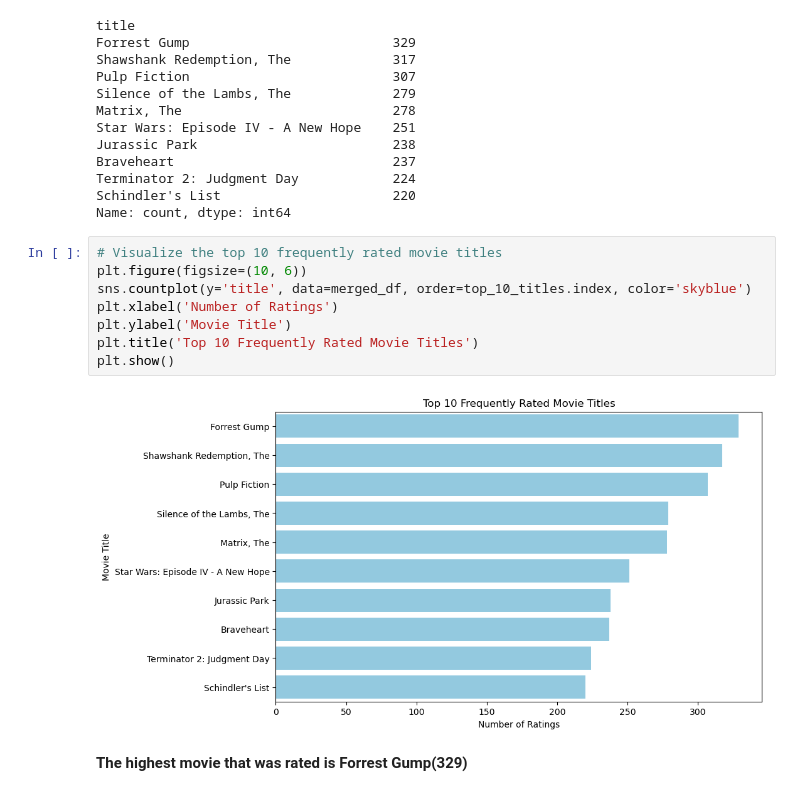
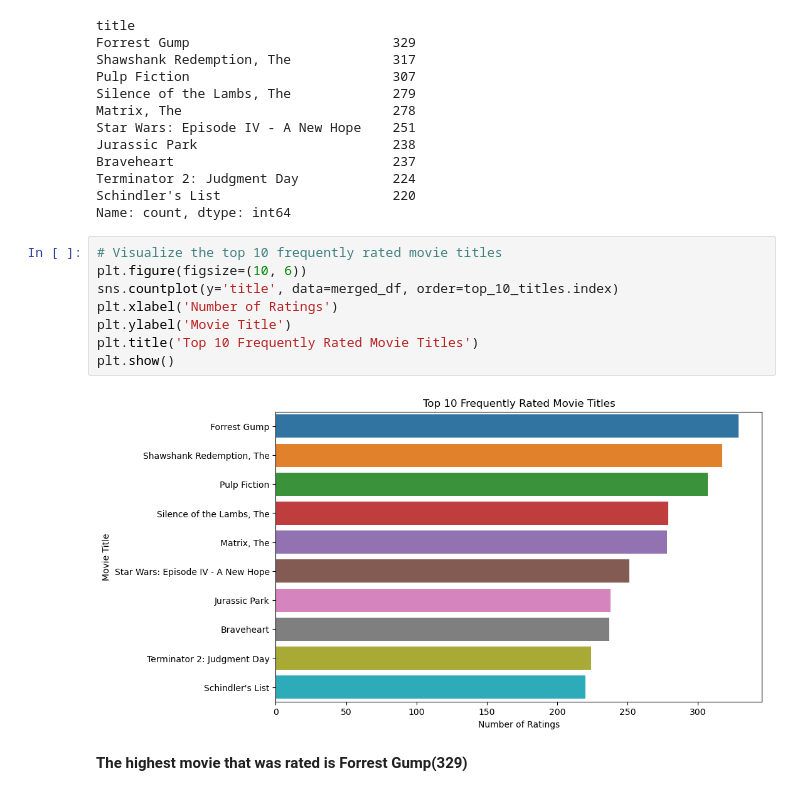
Before and after one commit to wanjikuciku/Movielens-Recommendation-System, a Jupyter notebook: recommender_system.ipynb, the cells around one changed output. Cells and saved outputs as stored; diff of their text form.

```diff
--- a/recommender_system.ipynb
+++ b/recommender_system.ipynb
@@ -327,13 +333,13 @@ Name: count, dtype: int64
 # %%
 # Visualize the top 10 frequently rated movie titles
 plt.figure(figsize=(10, 6))
-sns.countplot(y='title', data=merged_df, order=top_10_titles.index, color='skyblue')
+sns.countplot(y='title', data=merged_df, order=top_10_titles.index)
 plt.xlabel('Number of Ratings')
 plt.ylabel('Movie Title')
 plt.title('Top 10 Frequently Rated Movie Titles')
 plt.show()
 # %% [output]
-[figure, old version]
+[figure, new version]
 # %% [markdown]
 **The highest movie that was rated is Forrest Gump(329)**
 # %% [markdown]
```
Also changed, not shown: parts of 8 cells of this notebook, 1 other file.
